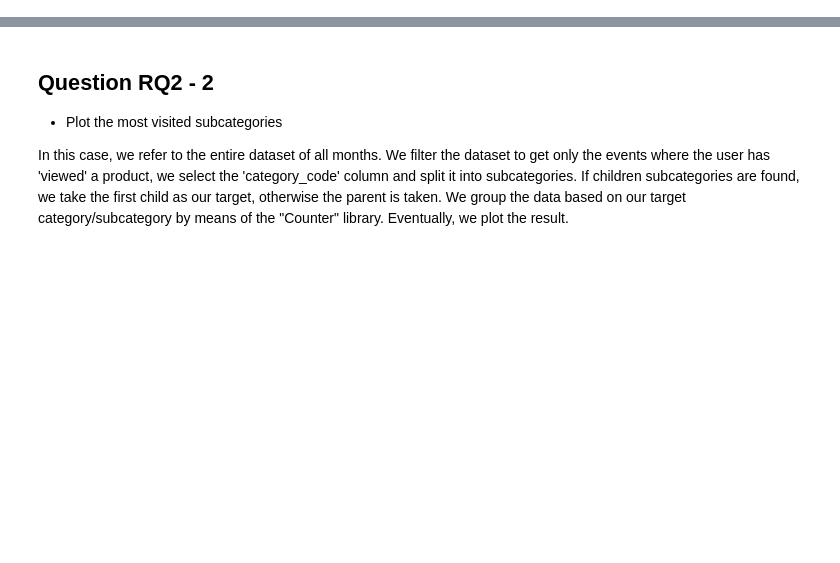
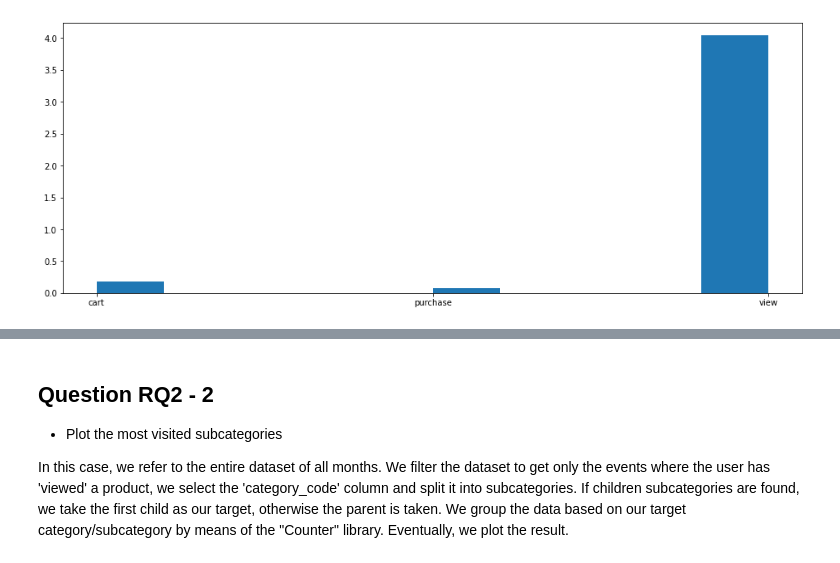
Before and after one commit to supertrip86/ADM-HW2, a Jupyter notebook: hw-2.ipynb, the cells around one changed output, grey strips where cells are left out. Cells and saved outputs as stored; diff of their text form; code cells hidden in the pictures; blank space fills up the shorter version.

```diff
--- a/hw-2.ipynb
+++ b/hw-2.ipynb
@@ -4,0 +51,4 @@ months_list, df_list, df = functions.getData()
+# %%
+functions.mostFrequentOperationPerSession(df)
+# %% [output]
+[figure, added]
```
Also changed, not shown: parts of 16 cells of this notebook, 1 other file.
